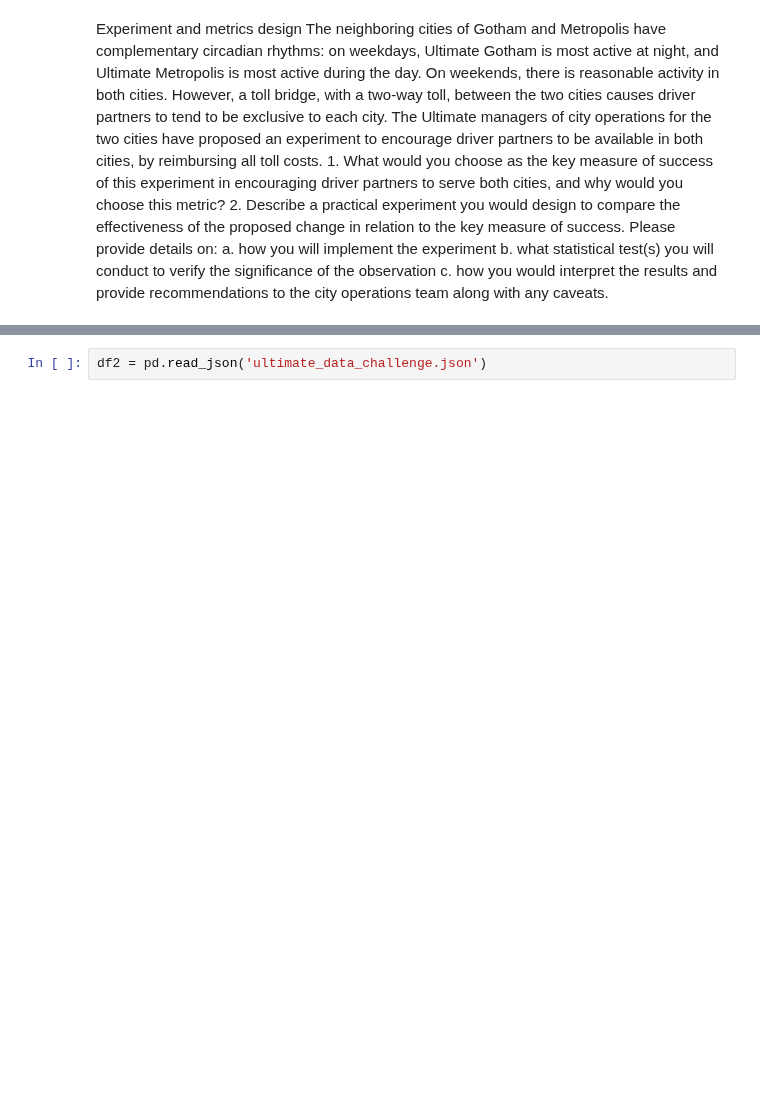
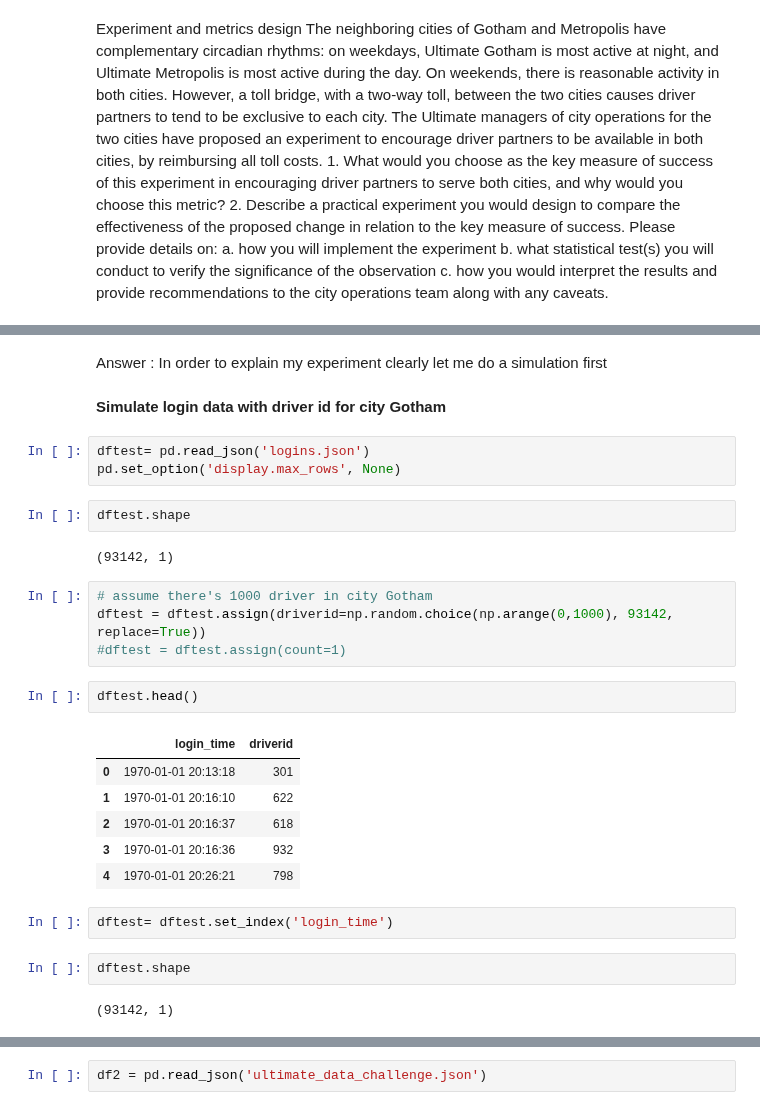
Before and after one commit to yoyo6022/Springboard-hands-on-project, a Jupyter notebook: ultimate_challenge/Ultimate_Challenge.ipynb, the cells around one changed output, grey strips where cells are left out. Saved outputs shown, nothing was run; the diff lists cells and outputs as text; blank space fills up the shorter version.

```diff
--- a/ultimate_challenge/Ultimate_Challenge.ipynb
+++ b/ultimate_challenge/Ultimate_Challenge.ipynb
@@ -449,0 +448,30 @@ Answer:
+# %% [markdown]
+Answer : In order to explain my experiment clearly let me do a simulation first
+# %% [markdown]
+<b>Simulate login data with driver id for city Gotham
+# %%
+dftest= pd.read_json('logins.json')
+pd.set_option('display.max_rows', None)
+# %%
+dftest.shape
+# %% [output]
+(93142, 1)
+# %%
+# assume there's 1000 driver in city Gotham
+dftest = dftest.assign(driverid=np.random.choice(np.arange(0,1000), 93142, replace=True))
+#dftest = dftest.assign(count=1)
+# %%
+dftest.head()
+# %% [output]
+|  | login_time | driverid |
+| 0 | 1970-01-01 20:13:18 | 301 |
+| 1 | 1970-01-01 20:16:10 | 622 |
+| 2 | 1970-01-01 20:16:37 | 618 |
+| 3 | 1970-01-01 20:16:36 | 932 |
+| 4 | 1970-01-01 20:26:21 | 798 |
+# %%
+dftest= dftest.set_index('login_time')
+# %%
+dftest.shape
+# %% [output]
+(93142, 1)
```
Also changed, not shown: parts of 38 cells of this notebook.
